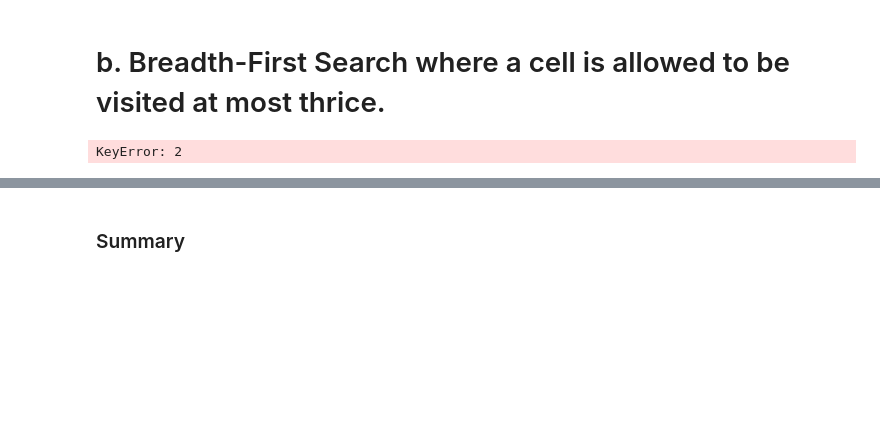
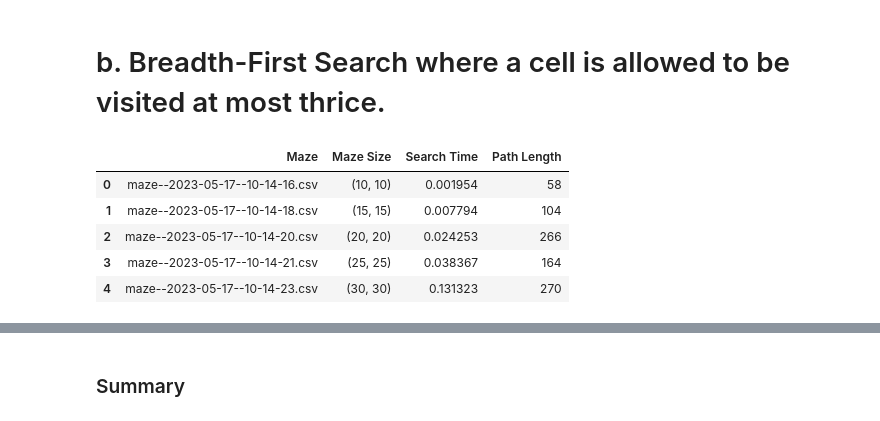
Before and after one commit to SalahAlHaismawi/Artificial-Intelligence-Problems, a Jupyter notebook: Assignment.ipynb, the cells around one changed output, grey strips where cells are left out. Cells and saved outputs as stored; diff of their text form; code cells hidden in the pictures; blank space fills up the shorter version.

```diff
--- a/Assignment.ipynb
+++ b/Assignment.ipynb
@@ -185,7 +185,8 @@ def BFS(m):
     explored=[start]
     frontier=[start]
 
-
+    # Dictionary to keep track of visited cells and their visit count
+    visitedCount = {start: 1}
 
     bfsPath={}
     searchPath=[]
@@ -212,17 +213,22 @@ def BFS(m):
                 elif d=="N":
                     childCell=(currCell[0]-1, currCell[1])
 
-                if childCell in explored:
-                    continue
 
 
+                if childCell not in visitedCount:
+                    visitedCount[childCell] = 1
+                else:
+                    visitedCount[childCell] += 1
 
-
+                if childCell in explored and visitedCount[childCell] >= 3:
+                    continue
 
                 explored.append(childCell)
                 frontier.append(childCell)
+                bfsPath[childCell]=currCell
 
-                bfsPath[childCell]=currCell
+                if(childCell ==(1,1)):
+                    break
 
     fwdPath={}
     cell=(1,1)
@@ -232,51 +238,59 @@ def BFS(m):
         fwdPath[bfsPath[cell]] = cell
         cell = bfsPath[cell]
 
-    return fwdPath
+    return fwdPath, bfsPath, searchPath
 # %%
 maze_files = ['maze--2023-05-17--10-14-16.csv', 'maze--2023-05-17--10-14-18.csv',
-              'maze--2023-05-17--10-14-20.csv', 'maze--2023-05-17--10-14-21.csv',
-              'maze--2023-05-17--10-14-23.csv']
+             'maze--2023-05-17--10-14-20.csv', 'maze--2023-05-17--10-14-21.csv',
+             'maze--2023-05-17--10-14-23.csv']
 
 # Define the maze sizes
 maze_sizes = [(10, 10), (15, 15), (20, 20), (25, 25), (30, 30)]
 
 # Create empty lists to store the search times and maze names
 search_times = []
 maze_names = []
 maze_sizes_list = []
 path_lengths = []
 
 for maze_file, maze_size in zip(maze_files, maze_sizes):
     # Create the maze and load maze from a file
     m = maze()
-    m.CreateMaze(loadMaze=maze_file)
+    m.CreateMaze(loadMaze= maze_file)
 
-    # Measure the execution time using timeit
+  # Measure the execution time using timeit
     execution_time = timeit.timeit(lambda: BFS(m), number=1)
     execution_time = round(execution_time, 6)
 
+    # Add the search time and maze name to the lists
+    maze_names.append(maze_file)
+    maze_sizes_list.append(maze_size)
+    search_times.append(execution_time)
+
     # Create agents for demo purposes
     a = agent(m, footprints=True)
-    b = agent(m, footprints=True, color=COLOR.yellow, filled=True)
+    b=agent(m,footprints=True,color=COLOR.yellow,filled=True)
 
     # Trace and print the search path
     path = BFS(m)
-    m.tracePath({b: path[2]}, showMarked=True)
+    m.tracePath({b:path[2]},showMarked=True)
+
     m.tracePath({a: path[0]})
     l = textLabel(m, "BFS Path Length", len(path[0]) + 1)
 
-    # Add the search time, maze name, maze size, and path length to the lists
-    maze_names.append(maze_file)
-    maze_sizes_list.append(maze_size)
-    search_times.append(execution_time)
+    # Add the path length to the list
     path_lengths.append(len(path[0]))
 
-# Create a DataFrame from the search times, maze names, maze sizes, and path lengths
+# Create a DataFrame from the search times and maze names
 df_BFS = pd.DataFrame({'Maze': maze_names, 'Maze Size': maze_sizes_list, 'Search Time': search_times, 'Path Length': path_lengths})
-print(df_BFS)
+df_BFS
 # %% [output]
-KeyError: 2
+|  | Maze | Maze Size | Search Time | Path Length |
+| 0 | maze--2023-05-17--10-14-16.csv | (10, 10) | 0.001954 | 58 |
+| 1 | maze--2023-05-17--10-14-18.csv | (15, 15) | 0.007794 | 104 |
+| 2 | maze--2023-05-17--10-14-20.csv | (20, 20) | 0.024253 | 266 |
+| 3 | maze--2023-05-17--10-14-21.csv | (25, 25) | 0.038367 | 164 |
+| 4 | maze--2023-05-17--10-14-23.csv | (30, 30) | 0.131323 | 270 |
 # %%
 # Plot the graph
 df_BFS.plot(x='Maze Size', y='Search Time', kind='line', marker='o')
```
Also changed, not shown: parts of 3 cells of this notebook.
